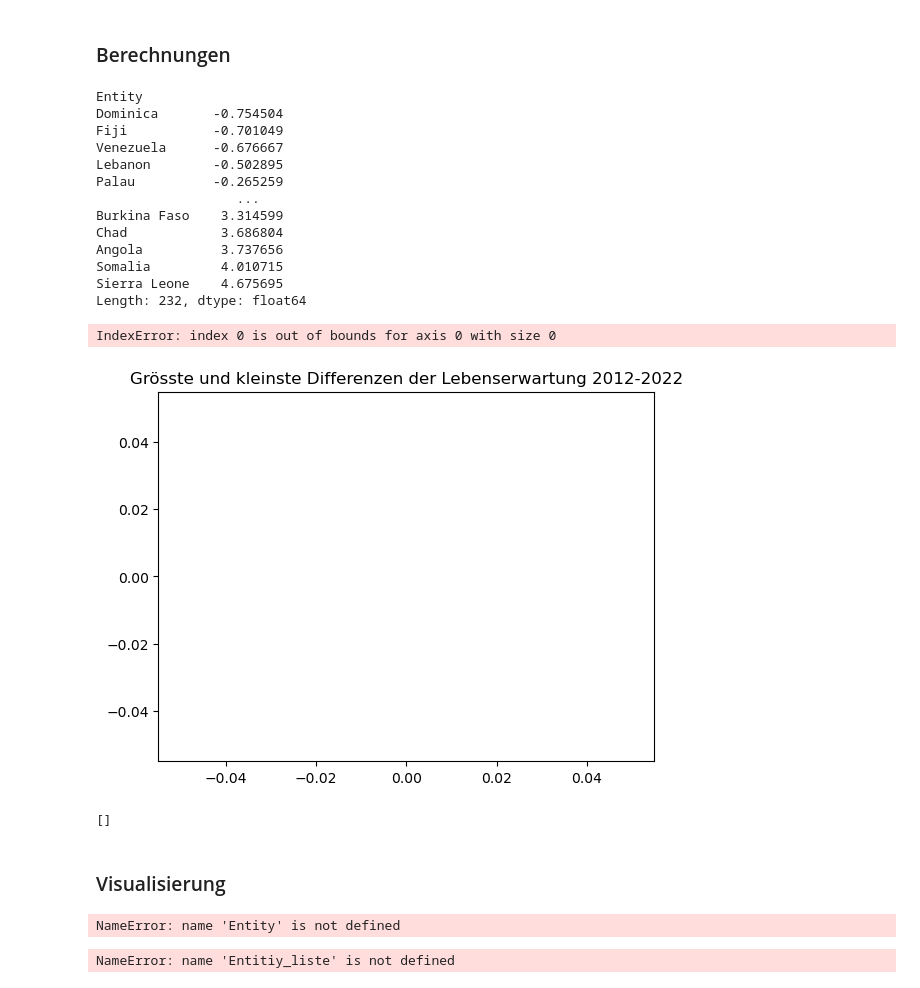
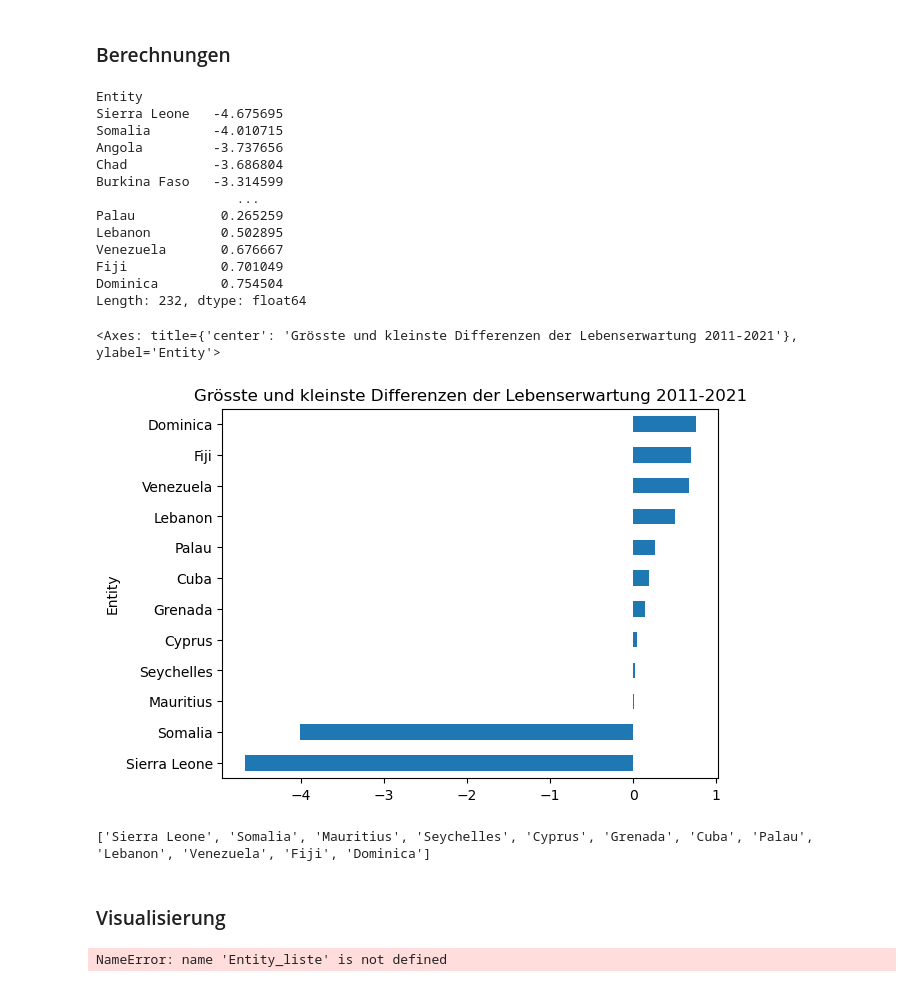
Before and after one commit to melisadedukic/MeliAjna, a Jupyter notebook: LN Python Melisa_Ajna.ipynb, the cells around one changed output. Cells and saved outputs as stored; diff of their text form; code cells hidden in the pictures.

```diff
--- a/LN Python Melisa_Ajna.ipynb
+++ b/LN Python Melisa_Ajna.ipynb
@@ -235,56 +226,51 @@ g.legend()
 - Untermauern der Interpretation mittels Hinweise zur Literatur (Mögliche Zusammenhänge aufzeigen).
 # %% [markdown]
 ### Berechnungen
-# %%
-df_pivot = df.pivot(index='Entity', columns='Year', values='Under-five mortality rate')
 # %%
-diffs = df_pivot[2012]-df_pivot[2022]   # Differenz zwischen 2012 und 2022
+diffs = df_pivot[2022]-df_pivot[2012]   # Differenz zwischen 2022 und 2012
 diffs = diffs.sort_values().dropna()  # sortieren nach Differenz und NaN-Werte entfernen
 diffs
 # %% [output]
 Entity
-Dominica       -0.754504
-Fiji           -0.701049
-Venezuela      -0.676667
-Lebanon        -0.502895
-Palau          -0.265259
+Sierra Leone   -4.675695
+Somalia        -4.010715
+Angola         -3.737656
+Chad           -3.686804
+Burkina Faso   -3.314599
                   ...
-Burkina Faso    3.314599
-Chad            3.686804
-Angola          3.737656
-Somalia         4.010715
-Sierra Leone    4.675695
+Palau           0.265259
+Lebanon         0.502895
+Venezuela       0.676667
+Fiji            0.701049
+Dominica        0.754504
 Length: 232, dtype: float64
 # %%
-diff_sel = (diffs < -4) | (diffs > 5)  # Auswahl der grössten und kleinsten Differenzen
-diffs[diff_sel].plot(kind='barh', title='Grösste und kleinste Differenzen der Lebenserwartung 2012-2022')
+diff_sel = (diffs < -4) | (diffs > 0)  # Auswahl der grössten und kleinsten Differenzen
+diffs[diff_sel].plot(kind='barh', title='Grösste und kleinste Differenzen der Lebenserwartung 2011-2021')
 # %% [output]
-IndexError: index 0 is out of bounds for axis 0 with size 0
+<Axes: title={'center': 'Grösste und kleinste Differenzen der Lebenserwartung 2011-2021'}, ylabel='Entity'>
-[figure, old version]
+[figure, new version]
 # %%
 Gebiets_liste = diffs[diff_sel].index.tolist()  # Liste der Gebiete mit grössten und kleinsten Differenzen
 print(Gebiets_liste)
 # %% [output]
-[]
+['Sierra Leone', 'Somalia', 'Mauritius', 'Seychelles', 'Cyprus', 'Grenada', 'Cuba', 'Palau', 'Lebanon', 'Venezuela', 'Fiji', 'Dominica']
 # %% [markdown]
 ### Visualisierung
-# %%
-Entity_list = daten['Entity'].unique()
-print(Entity-list)
-# %% [output]
-NameError: name 'Entity' is not defined
 # %%
 color_dict = {
     'Sierra Leone': 'blue',
-    'Angola': 'cyan',
-    'Somalia': 'lightgreen',
-    'Chad': 'green',
-    'Malawi': 'red',
-    'Palau': 'orange',
-    'Lebanon': 'yellow',
-    'Fiji': 'brown',
-    'Venezuela': 'pink',
-    'Domenica': 'purple',
+    'Somalia': 'cyan',
+    'Mauritius': 'lightgreen',
+    'Seychelles': 'green',
+    'Cyprus': 'red',
+    'Grenada': 'orange',
+    'Cuba': 'yellow',
+    'Palau': 'brown',
+    'Lebanon': 'pink',
+    'Venezuela': 'purple',
+    'Fiji': 'darkred',
+    'Dominica': 'black'
 
 }
 
@@ -304,4 +290,4 @@ g.text(2020.5, 37, 'Covid')
 g.axvline(x=2005, color='black', linestyle='--')
 g.text(2005.5, 37, 'HIV');
 # %% [output]
-NameError: name 'Entitiy_liste' is not defined
+NameError: name 'Entity_liste' is not defined
```
Also changed, not shown: parts of 9 cells of this notebook.
